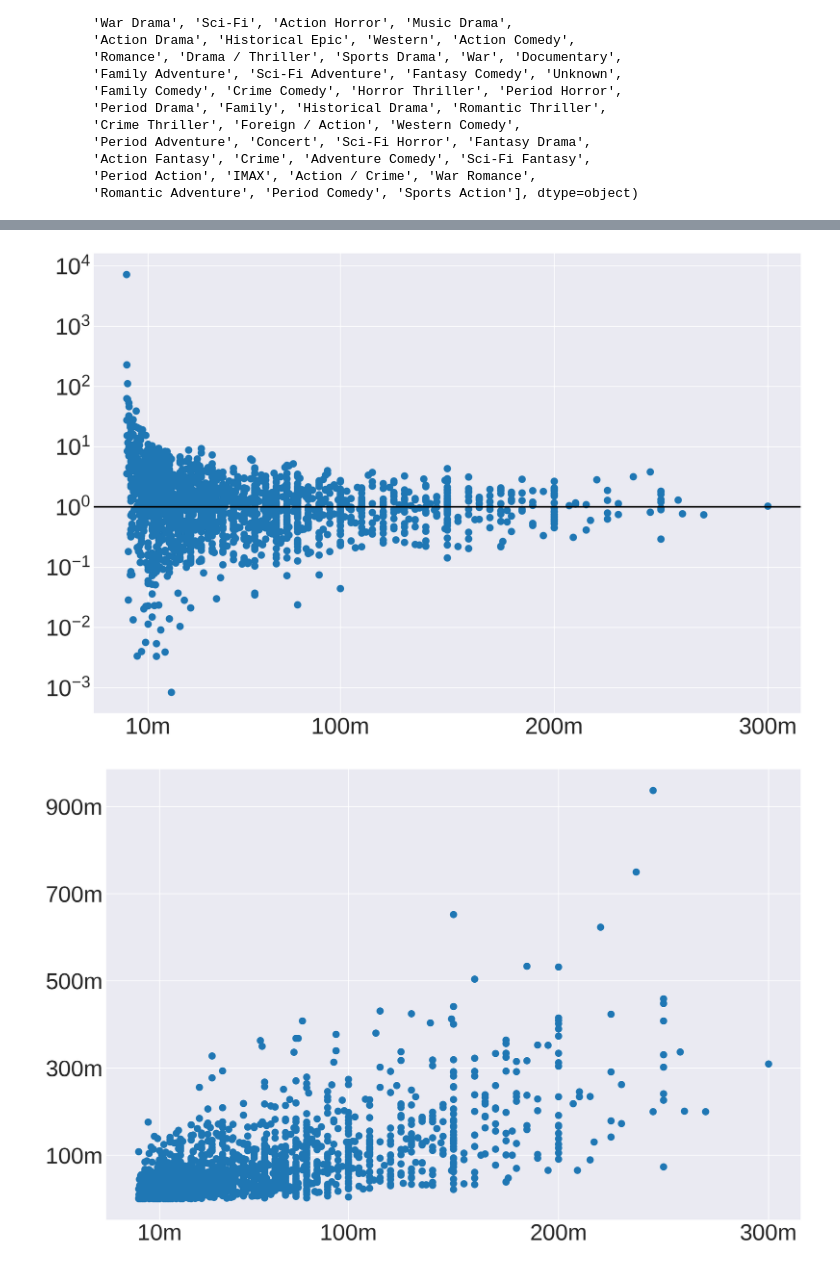
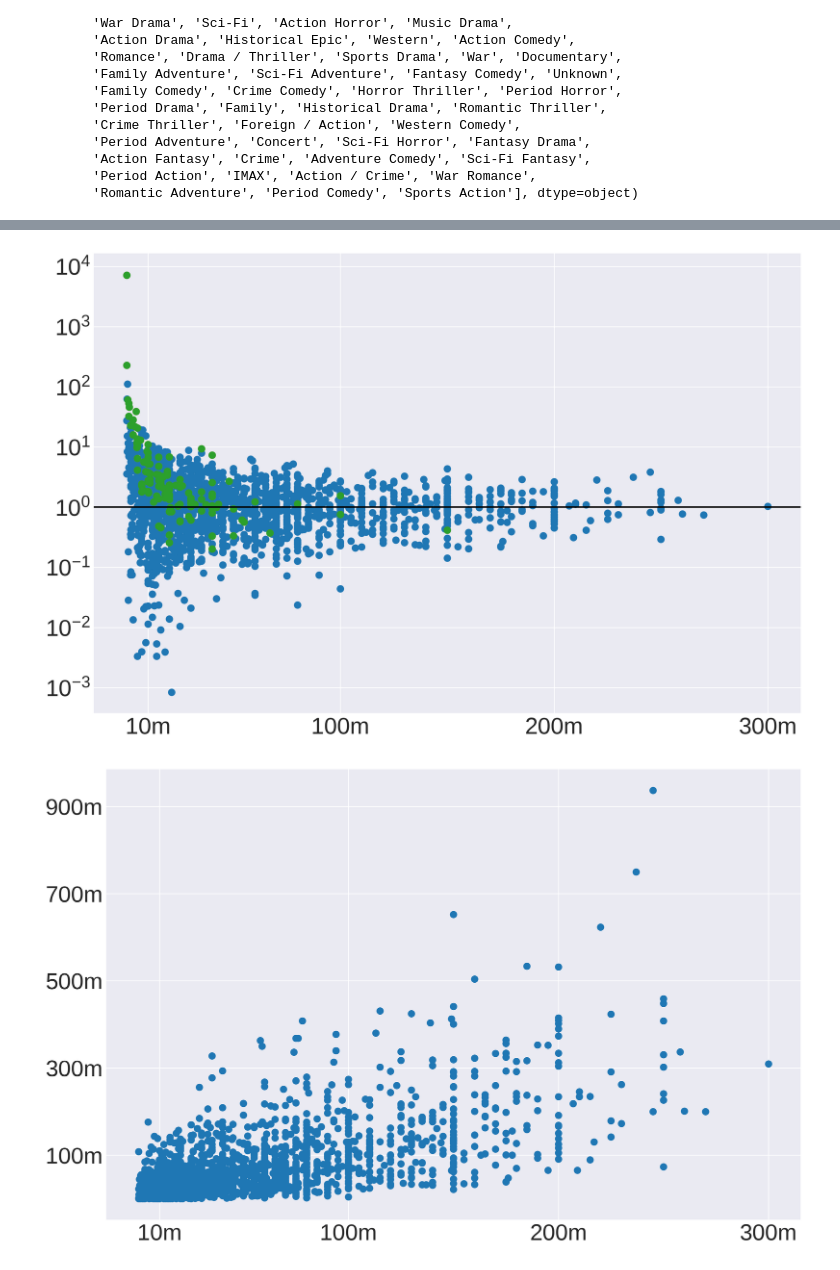
Before and after one commit to danallison/metis-work, a Jupyter notebook: week02-luther/Movie_EDA.ipynb, the cells around one changed output, grey strips where cells are left out. Saved outputs shown, nothing was run; the diff lists cells and outputs as text; code cells hidden in the pictures.

```diff
--- a/week02-luther/Movie_EDA.ipynb
+++ b/week02-luther/Movie_EDA.ipynb
@@ -324,18 +336,18 @@ OLS Regression Results
 # %%
 plt.figure(figsize=(12,8), dpi=300)
 plt.yscale('log')
 plt.axhline(1, linestyle='solid', c='black')
 plt.xticks([1e7,1e8,2e8,3e8], ['10m', '100m', '200m', '300m'])
 plt.scatter(recent_df.production_budget, recent_df.gross_to_budget_ratio, alpha=1);
-# only_horror = recent_df[recent_df.genre == 'Horror']
-# plt.scatter(only_horror.production_budget, only_horror.gross_to_budget_ratio);
+only_horror = recent_df[recent_df.genre == 'Horror']
+plt.scatter(only_horror.production_budget, only_horror.gross_to_budget_ratio);
 # only_paramount = recent_df[recent_df.distributor == 'Paramount']
-# plt.scatter(only_paramount.production_budget, only_paramount.gross_to_budget_ratio);
+plt.scatter(only_horror.production_budget, only_horror.gross_to_budget_ratio);
 
 # rdf = recent_df[recent_df.release_date > dt.date(2010, 1, 1)]
 # plt.scatter(rdf.production_budget, rdf.gross_to_budget_ratio, alpha=1);
 # %% [output]
-[figure, old version]
+[figure, new version]
 # %%
 plt.figure(figsize=(12,8), dpi=300)
 plt.xticks([1e7,1e8,2e8,3e8], ['10m', '100m', '200m', '300m'])
```
Also changed, not shown: parts of 24 cells of this notebook.
